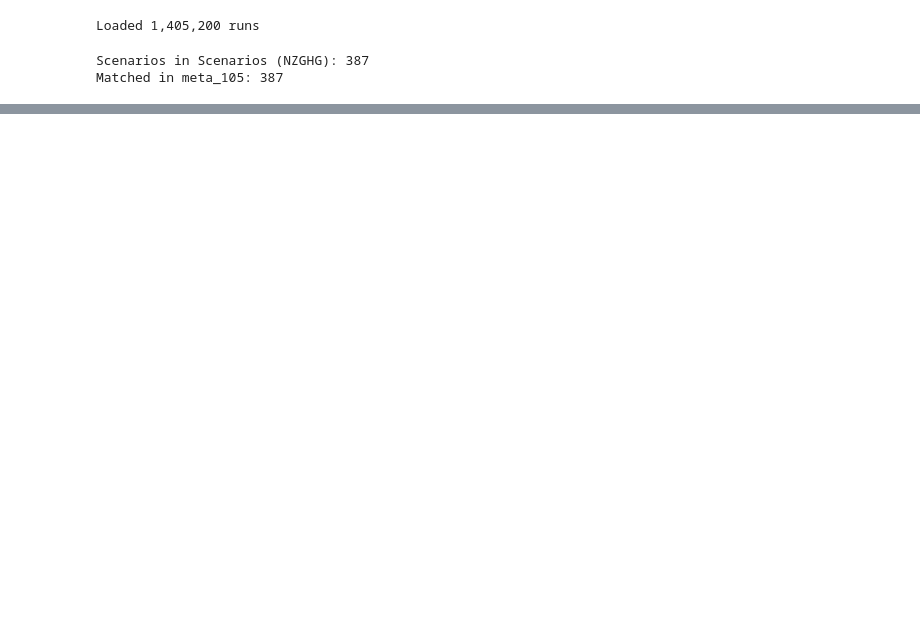
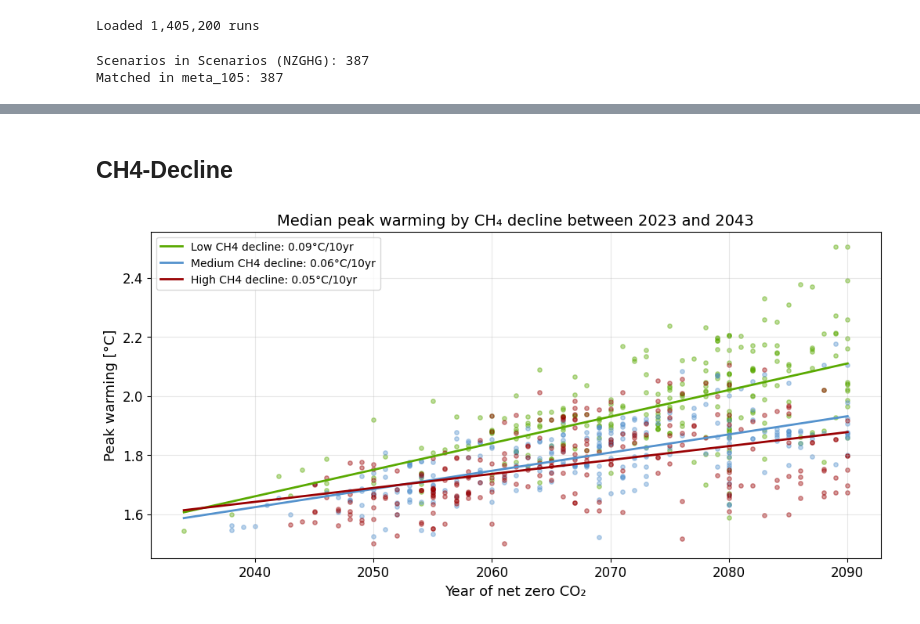
Before and after one commit to gaurav-ganti/netzero_assessment, a Jupyter notebook: analysis/504_peak_warming_vs_netzero.ipynb, the cells around one changed output, grey strips where cells are left out. Cells and saved outputs as stored; diff of their text form; code cells hidden in the pictures; blank space fills up the shorter version.

Commit message:
updated analysis and plotting scripts to final for revision

```diff
--- a/analysis/504_peak_warming_vs_netzero.ipynb
+++ b/analysis/504_peak_warming_vs_netzero.ipynb
@@ -9,11 +12,9 @@ from pathlib import Path
 import dotenv
 import pandas as pd
 import matplotlib.pyplot as plt
-import yaml
 from scipy import stats as scipy_stats
 from scipy.stats import gaussian_kde
 import numpy as np
-import matplotlib.font_manager as fm
 from matplotlib.lines import Line2D
 
 dotenv.load_dotenv()
@@ -21,10 +22,6 @@ dotenv.load_dotenv()
 OUTPUT_FOLDER = Path(os.environ["OUTPUT_FOLDER"])
 PLOT_FOLDER = OUTPUT_FOLDER / "plots"
 PLOT_FOLDER.mkdir(parents=True, exist_ok=True)
-
-# Load IPCC color palette
-with open("ipcc_colors.yml") as f:
-    IPCC_COLORS = yaml.safe_load(f)
 # %%
 # Load cumulative net-negative CO2 and CH4 decline groups from 201
 
@@ -1023,0 +240,53 @@ plt.show()
+# %% [markdown]
+## CH4-Decline
+# %%
+scenario_stats_ch4 = metrics_df.groupby(["model", "scenario", "scenario_group"]).agg({
+    "GSAT|ANTHROPOGENIC|peak": "median",
+    "year_netzero_co2": "first",
+    "ch4_decline_group": "first",
+}).reset_index()
+scenario_stats_ch4.columns = [
+    "model", "scenario", "scenario_group", "peak_median", "year_netzero_co2", "ch4_decline_group",
+]
+
+plot_data_ch4 = (
+    scenario_stats_ch4
+    .dropna(subset=["year_netzero_co2"])
+    .pipe(lambda df: df[df["scenario_group"] == "Scenarios (NZCO2)"])
+    .copy()
+)
+x_all_ch4 = plot_data_ch4["year_netzero_co2"].values
+x_fit_ch4 = np.linspace(x_all_ch4.min(), x_all_ch4.max(), 100)
+
+GROUP_COLORS = {
+    "Low CH4 decline":    "#59a900",
+    "Medium CH4 decline": "#5492cd",
+    "High CH4 decline":   "#990002",
+}
+
+fig, ax = plt.subplots(figsize=(10, 5), constrained_layout=True)
+
+for group in ["Low CH4 decline", "Medium CH4 decline", "High CH4 decline"]:
+    subset = plot_data_ch4[plot_data_ch4["ch4_decline_group"] == group]
+    x = subset["year_netzero_co2"].values
+    y = subset["peak_median"].values
+    hex_color = GROUP_COLORS[group]
+    ax.scatter(x, y, facecolors=hex_color, edgecolors=hex_color, alpha=0.4, s=15)
+    valid = ~np.isnan(y)
+    if valid.sum() > 1:
+        slope, intercept = np.polyfit(x[valid], y[valid], 1)
+        ax.plot(x_fit_ch4, slope * x_fit_ch4 + intercept,
+                color=hex_color, linewidth=2,
+                label=f"{group}: {slope*10:.2f}°C/10yr")
+
+ax.set_xlabel("Year of net zero CO₂", fontsize=13)
+ax.set_ylabel("Peak warming [°C]", fontsize=13)
+ax.set_title("Median peak warming by CH₄ decline between 2023 and 2043", fontsize=14)
+ax.legend(fontsize=10, loc="upper left")
+ax.grid(alpha=0.3)
+ax.tick_params(axis="both", labelsize=12)
+
+plt.savefig(PLOT_FOLDER / "504_SFigure_2.png", dpi=300, bbox_inches="tight")
+plt.show()
+# %% [output]
+[figure, added]
```
Also changed, not shown: parts of 25 cells of this notebook, 5 other files.
